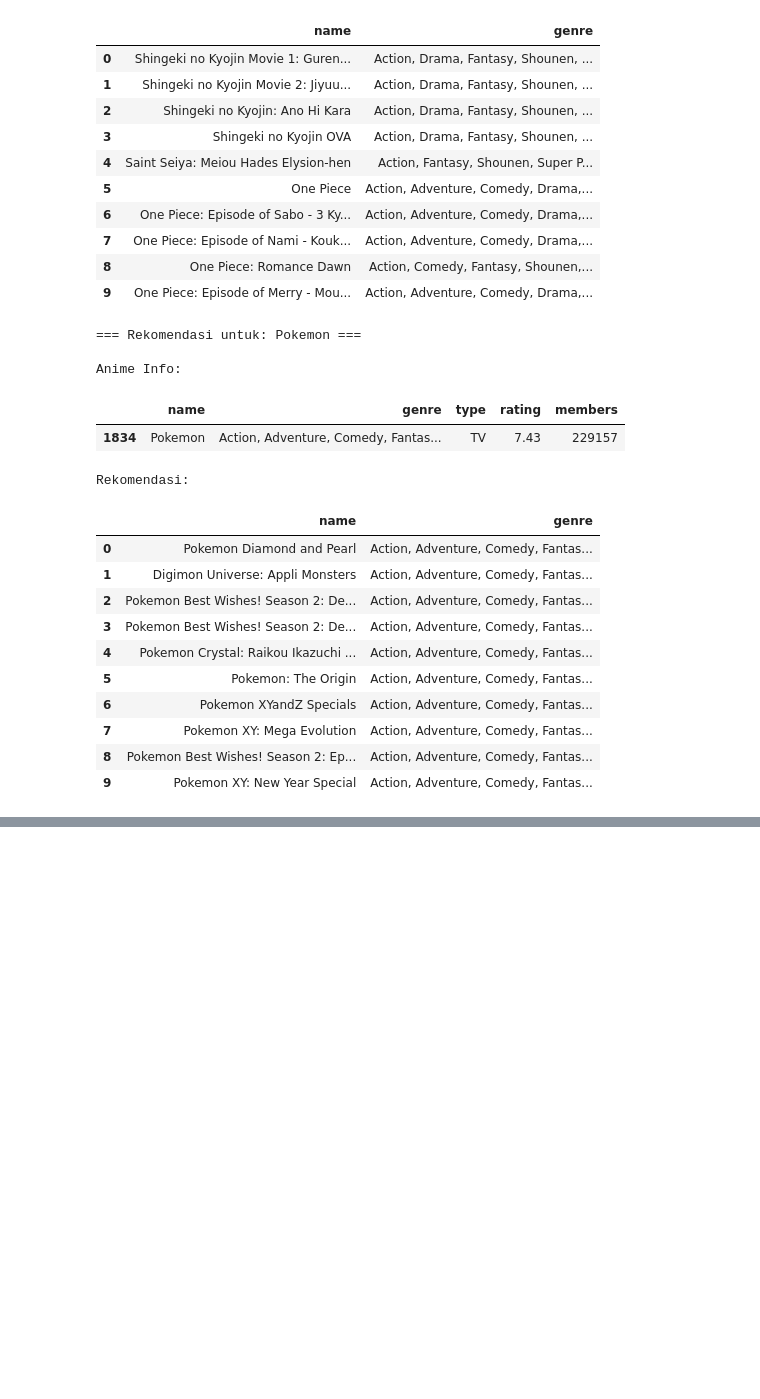
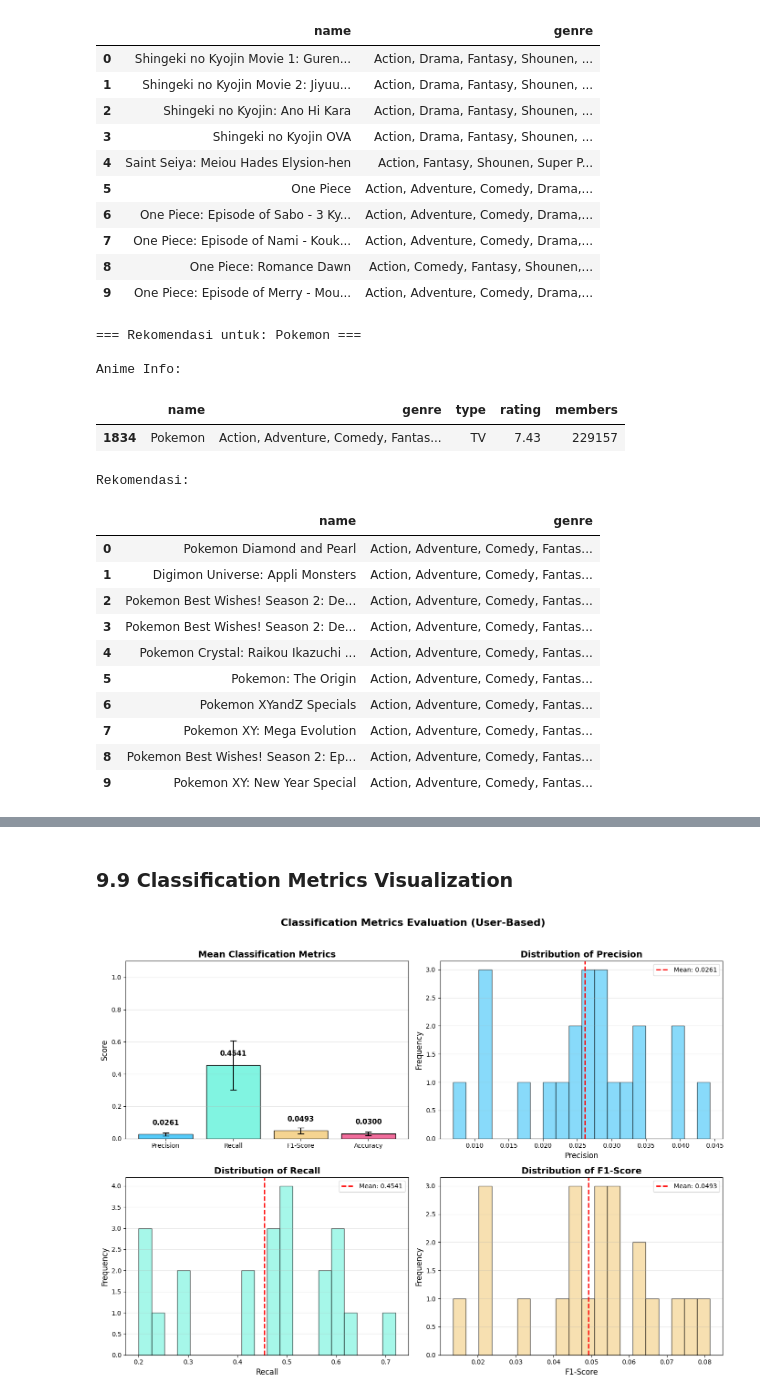
Before and after one commit to Fakhri17/tubes-spr, a Jupyter notebook: tubes-2.ipynb, the cells around one changed output, grey strips where cells are left out. Cells and saved outputs as stored; diff of their text form; code cells hidden in the pictures; blank space fills up the shorter version.

```diff
--- a/tubes-2.ipynb
+++ b/tubes-2.ipynb
@@ -915,0 +1502,11 @@ Rekomendasi:
+# %%
+# Pilih sample users untuk evaluasi (user dengan banyak rating)
+user_rating_counts = anime_rating_filtered.groupby('user_id').size()
+active_users = user_rating_counts[user_rating_counts >= 50].index.tolist()
+
+print(f"Total active users (≥50 ratings): {len(active_users):,}")
+
+# Sample 100 users untuk evaluasi (bisa diubah sesuai kebutuhan)
+np.random.seed(42)
+sample_users = np.random.choice(active_users, size=min(100, len(active_users)), replace=False)
+print(f"Sampled users for evaluation: {len(sample_users)}")
@@ -915,0 +1559,7 @@ Rekomendasi:
+# %%
+# Convert hasil ke DataFrame
+user_eval_df = pd.DataFrame(user_eval_results)
+
+# Tampilkan sample hasil
+print("=== SAMPLE HASIL EVALUASI PER USER ===\n")
+display(user_eval_df[['user_id', 'train_size', 'test_size', 'precision', 'recall', 'f1_score', 'accuracy']].head(10).round(4))
@@ -915,0 +1647,57 @@ Rekomendasi:
+# %% [markdown]
+### 9.9 Classification Metrics Visualization
+# %%
+# Visualisasi metrik klasifikasi
+fig, axes = plt.subplots(2, 2, figsize=(14, 10))
+
+# Color palette
+colors = ['#56CBF9', '#81F4E1', '#F5D491', '#F06C9B']
+
+# 1. Bar chart - Mean metrics comparison
+metrics_names = ['Precision', 'Recall', 'F1-Score', 'Accuracy']
+metrics_values = [mean_precision, mean_recall, mean_f1, mean_accuracy]
+metrics_std = [std_precision, std_recall, std_f1, std_accuracy]
+
+bars = axes[0, 0].bar(metrics_names, metrics_values, color=colors, edgecolor='black', yerr=metrics_std, capsize=5)
+axes[0, 0].set_ylabel('Score', fontsize=12)
+axes[0, 0].set_title('Mean Classification Metrics', fontsize=14, fontweight='bold')
+axes[0, 0].set_ylim(0, 1.1)
+axes[0, 0].grid(axis='y', alpha=0.3)
+
+# Add value labels
+for bar, val in zip(bars, metrics_values):
+    axes[0, 0].text(bar.get_x() + bar.get_width()/2, bar.get_height() + 0.05,
+                    f'{val:.4f}', ha='center', va='bottom', fontsize=11, fontweight='bold')
+
+# 2. Distribution of Precision
+axes[0, 1].hist(user_eval_df['precision'], bins=20, color='#56CBF9', edgecolor='black', alpha=0.7)
+axes[0, 1].axvline(x=mean_precision, color='red', linestyle='--', linewidth=2, label=f'Mean: {mean_precision:.4f}')
+axes[0, 1].set_xlabel('Precision', fontsize=12)
+axes[0, 1].set_ylabel('Frequency', fontsize=12)
+axes[0, 1].set_title('Distribution of Precision', fontsize=14, fontweight='bold')
+axes[0, 1].legend()
+axes[0, 1].grid(axis='y', alpha=0.3)
+
+# 3. Distribution of Recall
+axes[1, 0].hist(user_eval_df['recall'], bins=20, color='#81F4E1', edgecolor='black', alpha=0.7)
+axes[1, 0].axvline(x=mean_recall, color='red', linestyle='--', linewidth=2, label=f'Mean: {mean_recall:.4f}')
+axes[1, 0].set_xlabel('Recall', fontsize=12)
+axes[1, 0].set_ylabel('Frequency', fontsize=12)
+axes[1, 0].set_title('Distribution of Recall', fontsize=14, fontweight='bold')
+axes[1, 0].legend()
+axes[1, 0].grid(axis='y', alpha=0.3)
+
+# 4. Distribution of F1-Score
+axes[1, 1].hist(user_eval_df['f1_score'], bins=20, color='#F5D491', edgecolor='black', alpha=0.7)
+axes[1, 1].axvline(x=mean_f1, color='red', linestyle='--', linewidth=2, label=f'Mean: {mean_f1:.4f}')
+axes[1, 1].set_xlabel('F1-Score', fontsize=12)
+axes[1, 1].set_ylabel('Frequency', fontsize=12)
+axes[1, 1].set_title('Distribution of F1-Score', fontsize=14, fontweight='bold')
+axes[1, 1].legend()
+axes[1, 1].grid(axis='y', alpha=0.3)
+
+plt.suptitle('Classification Metrics Evaluation (User-Based)', fontsize=16, fontweight='bold', y=1.02)
+plt.tight_layout()
+plt.show()
+# %% [output]
+[figure, added]
```
Also changed, not shown: parts of 27 cells of this notebook.
